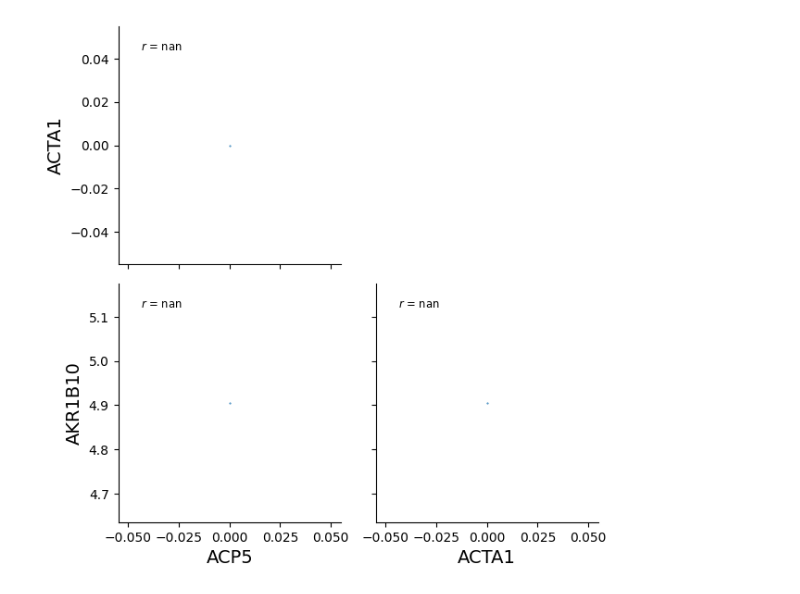
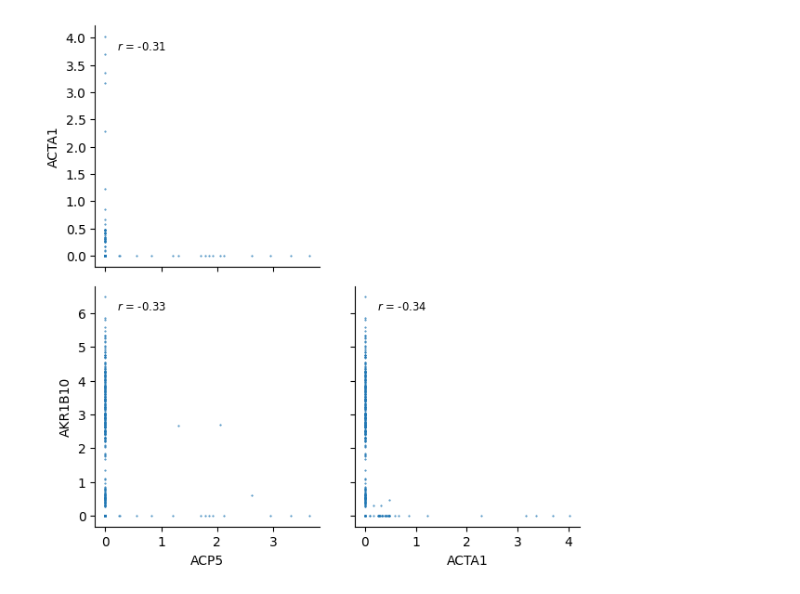
Before and after one commit to Bayer-Group/cellenium, a Jupyter notebook: data_import/postgres_python_plotting_devenv.ipynb, the cells around one changed output. Cells and saved outputs as stored; diff of their text form; code cells hidden in the pictures.

```diff
--- a/data_import/postgres_python_plotting_devenv.ipynb
+++ b/data_import/postgres_python_plotting_devenv.ipynb
@@ -22,16 +111,0 @@ def sql_query(query):
-# %%
-study_id = 3
-data = sql_query(f"""
-        SELECT ssa.annotation_value_id, ssa.study_sample_id
-            FROM (SELECT study_id,annotation_value_id, UNNEST(study_sample_ids) as study_sample_id
-            FROM study_sample_annotation
-        ) ssa
-        WHERE study_id = {study_id}
-    """)
-# %%
-df = pd.DataFrame(data)
-df['count'] = 1
-# %%
-df = df.pivot(index='annotation_value_id', columns='study_sample_id', values='occurrence').fillna(0).astype(int)
-df_cooc = df.dot(df.T)
-df_cooc.columns.name = df_cooc.index.name = None
@@ -237,32 +180,32 @@ def sns_scatter_matrix_lower(df):
         either_gene_expressed = plot_data[(plot_data.loc[:, 'x'] > 0) | (plot_data.loc[:, 'y'] > 0)]
         r = either_gene_expressed.corr(method='pearson').loc['x', 'y']
         ax = plt.gca()
         ax.annotate("$r$ = {:.2f}".format(r), xy=(.1, .9), xycoords=ax.transAxes, fontsize='small')
 
     grid = sns.PairGrid(data=df, vars=list(df), height=3)
     for m, n in zip(*np.triu_indices_from(grid.axes, k=0)):
         grid.axes[m, n].set_visible(False)
     grid = grid.map_lower(plt.scatter, s=0.2)
     grid.map_lower(corrfunc)
     plt.rcParams["axes.labelsize"] = 14
 
 
 
 def generate_correlation_plot(study_id: int, study_layer_id: int, omics_ids: List[int], exclude_annotation_value_ids: List[int]):
     correlation_df = get_expression_correlation_df(study_layer_id, omics_ids)
     if exclude_annotation_value_ids:
         exclude_sample_ids_df = get_exclude_sample_ids_df(study_id, exclude_annotation_value_ids)
         correlation_df = correlation_df[~correlation_df.index.isin(exclude_sample_ids_df.index)]
     sns_scatter_matrix_lower(correlation_df)
 
 
 def seaborn_to_base64() -> str:
     s = io.BytesIO()
     plt.savefig(s, format='png', bbox_inches="tight")
     plt.close()
     s = base64.b64encode(s.getvalue()).decode("utf-8").replace("\n", "")
     return f"embedded-picture"
 
-generate_correlation_plot(1, 1, [2670,8356,16870], [1,2,3,4,5,6,7,8,9])
+generate_correlation_plot(1, 1, [2670,8356,16870], [1,2])
 # %% [output]
-[figure, old version]
+[figure, new version]
```
Also changed, not shown: parts of 4 cells of this notebook, 5 other files.
